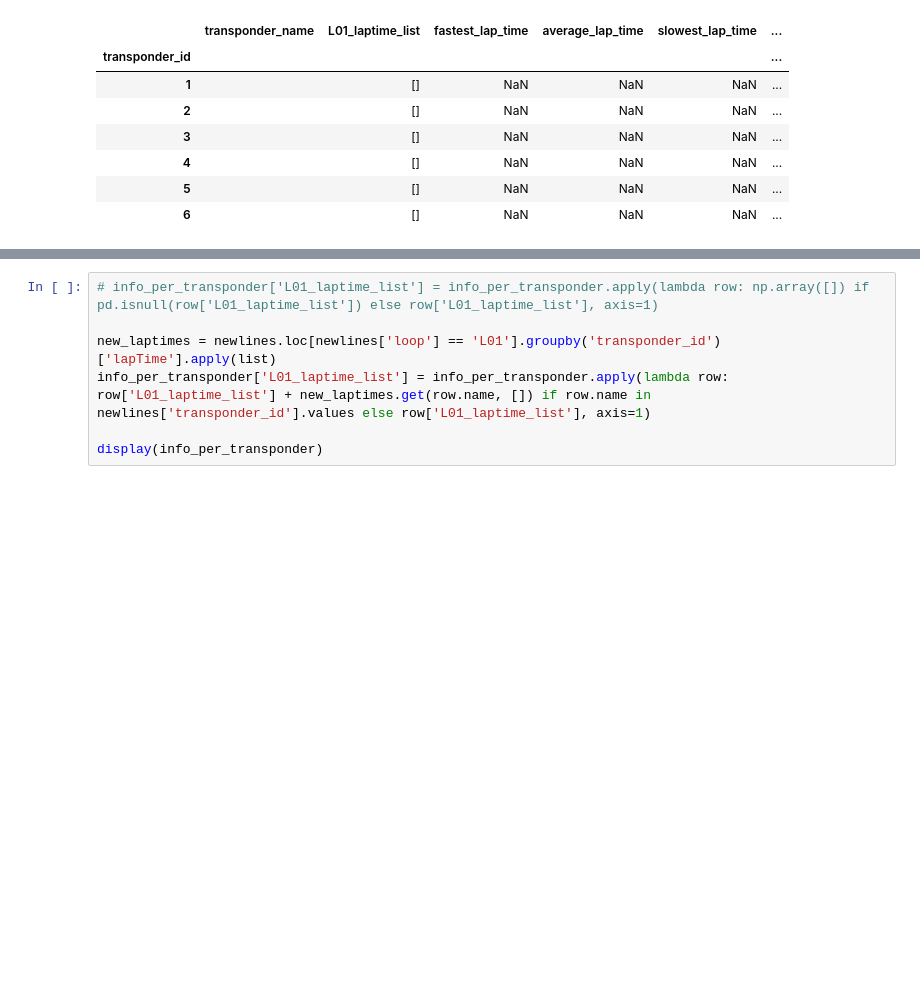
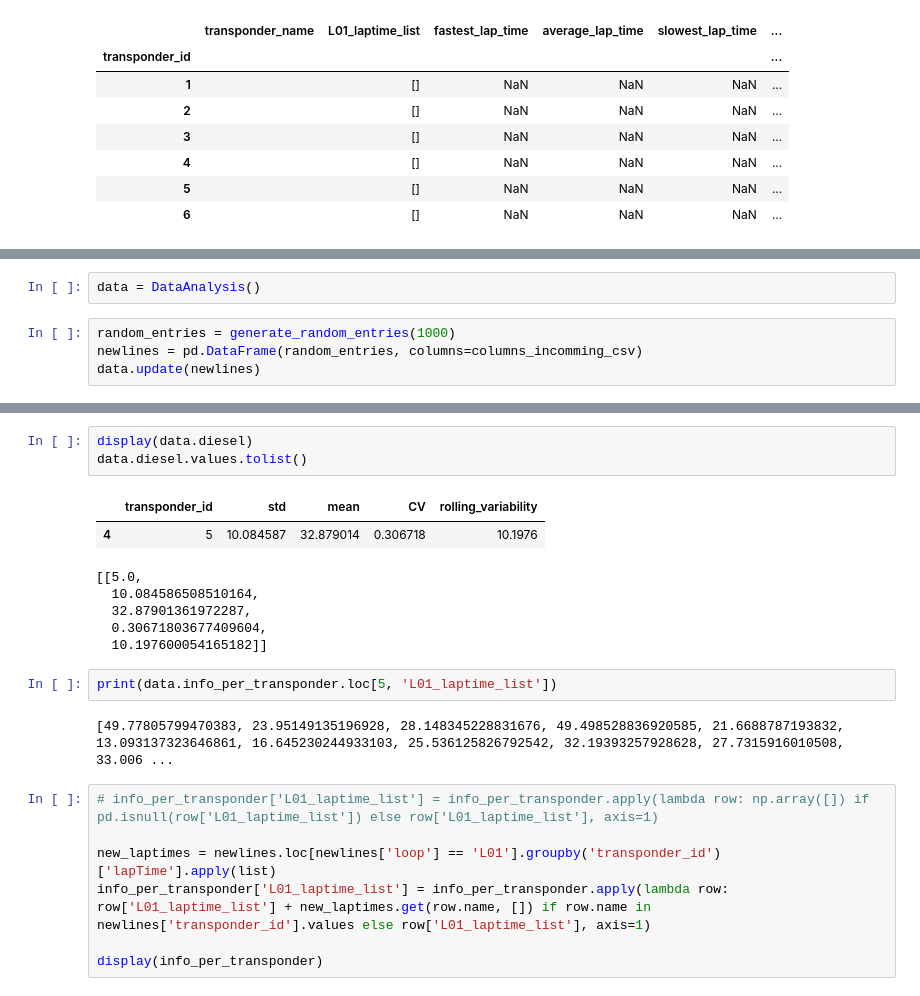
Before and after one commit to augitdel/Velozone, a Jupyter notebook: testfile copy.ipynb, the cells around one changed output, grey strips where cells are left out. Drawn from its saved outputs; the diff is of its cells as text; blank space fills up the shorter version.

Commit message:
fix rolling_variablity diesel

```diff
--- a/testfile copy.ipynb
+++ b/testfile copy.ipynb
@@ -222,0 +228,6 @@ display(newlines)
+# %%
+data = DataAnalysis()
+# %%
+random_entries = generate_random_entries(1000)
+newlines = pd.DataFrame(random_entries, columns=columns_incomming_csv)
+data.update(newlines)
@@ -223,3 +252,18 @@ display(newlines)
+# %%
+display(data.diesel)
+data.diesel.values.tolist()
+# %% [output]
+|  | transponder_id | std | mean | CV | rolling_variability |
+| 4 | 5 | 10.084587 | 32.879014 | 0.306718 | 10.1976 |
+[[5.0,
+  10.084586508510164,
+  32.87901361972287,
+  0.30671803677409604,
+  10.197600054165182]]
+# %%
+print(data.info_per_transponder.loc[5, 'L01_laptime_list'])
+# %% [output]
+[49.77805799470383, 23.95149135196928, 28.148345228831676, 49.498528836920585, 21.6688787193832, 13.093137323646861, 16.645230244933103, 25.536125826792542, 32.19393257928628, 27.7315916010508, 33.006 ...
 # %%
 # info_per_transponder['L01_laptime_list'] = info_per_transponder.apply(lambda row: np.array([]) if pd.isnull(row['L01_laptime_list']) else row['L01_laptime_list'], axis=1)
 
```
Also changed, not shown: parts of 7 cells of this notebook, 1 other file.
